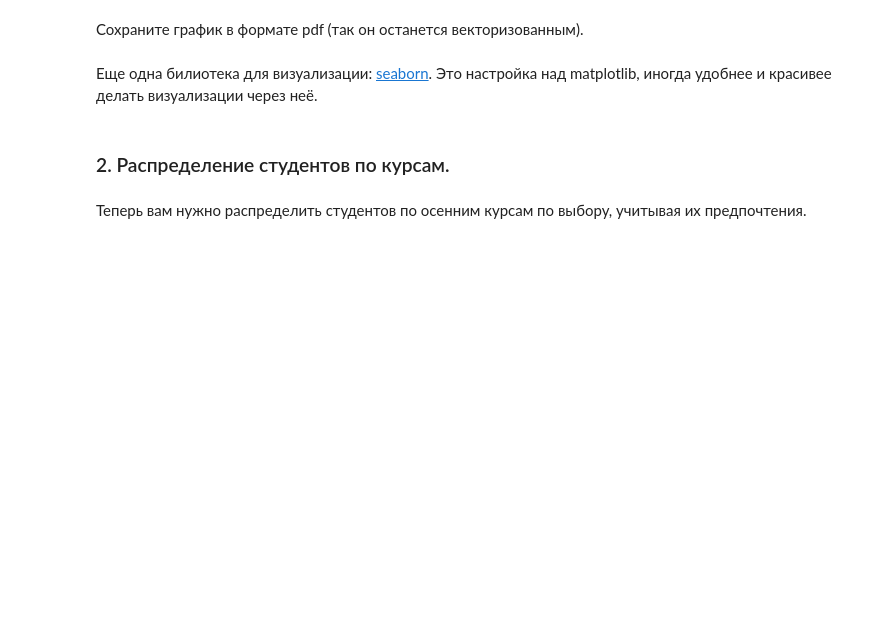
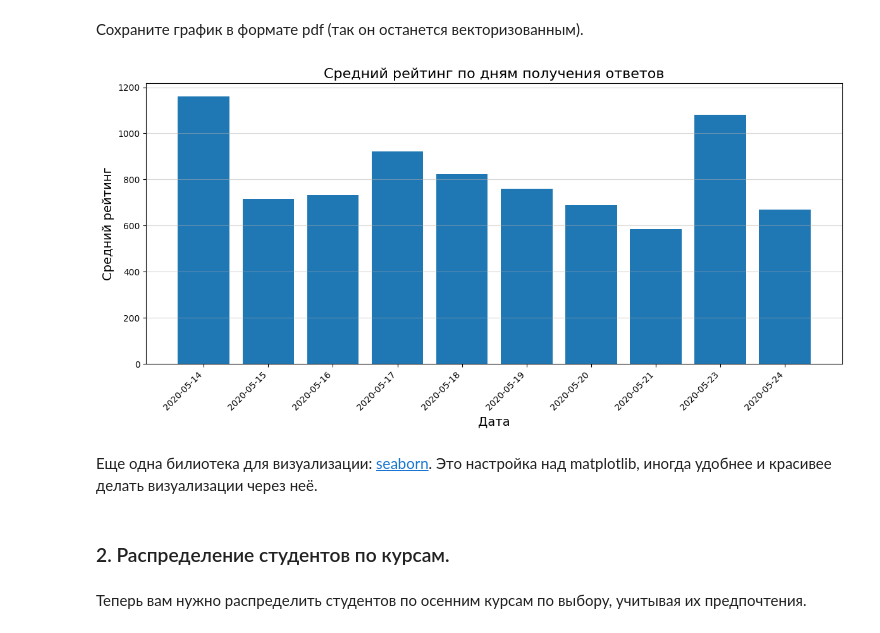
Before and after one commit to Maria-Myagkova/ml-course-hse, a Jupyter notebook: 2020-fall/homeworks-practice/homework-practice-01-pandas.ipynb, the cells around one changed output. Cells and saved outputs as stored; diff of their text form; code cells hidden in the pictures; blank space fills up the shorter version.

```diff
--- a/2020-fall/homeworks-practice/homework-practice-01-pandas.ipynb
+++ b/2020-fall/homeworks-practice/homework-practice-01-pandas.ipynb
@@ -255,3 +330,18 @@ import matplotlib.pyplot as plt
+# %%
+days = pd.to_datetime(df['timestamp']).dt.date
+daily = df.groupby(days)['rating'].mean()
+plt.figure(figsize = (12, 6))
+plt.bar(daily.index.astype(str), daily.values)
+plt.title('Средний рейтинг по дням получения ответов', fontsize = 16)
+plt.xlabel('Дата', fontsize = 14)
+plt.ylabel('Средний рейтинг', fontsize = 14)
+plt.xticks(rotation = 45, ha = 'right')
+plt.grid(axis = 'y', alpha = 0.5)
+plt.tight_layout()
+# plt.savefig('rating_1.pdf')
+plt.show()
+# %% [output]
+[figure, added]
 # %% [markdown]
 Еще одна билиотека для визуализации: [seaborn](https://jakevdp.github.io/PythonDataScienceHandbook/04.14-visualization-with-seaborn.html). Это настройка над matplotlib, иногда удобнее и красивее делать визуализации через неё.
 # %% [markdown]
```
Also changed, not shown: parts of 25 cells of this notebook.
